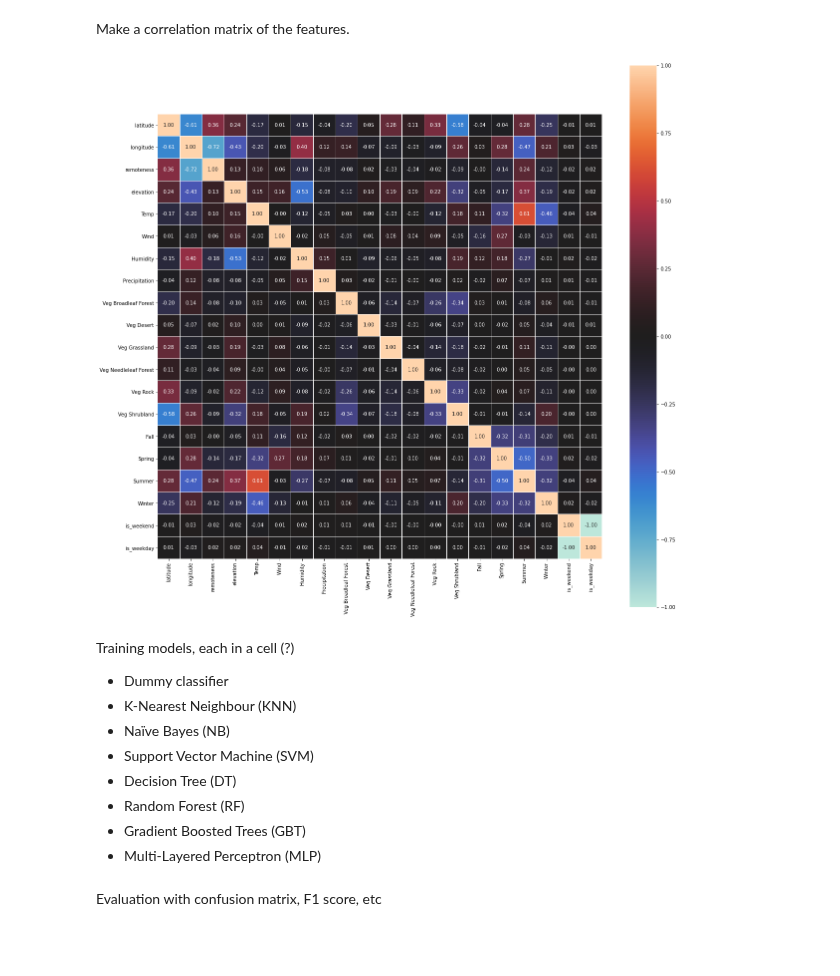
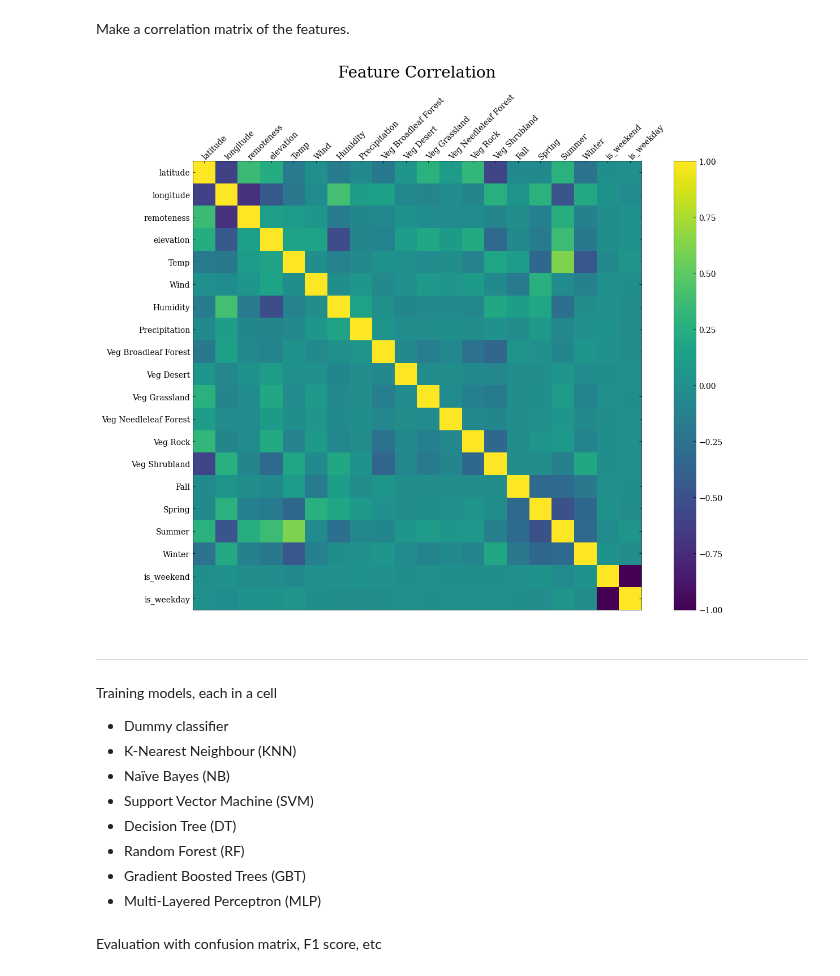
Before and after one commit to DMAgit/Thesis-BSc-Tilburg, a Jupyter notebook: main.ipynb, the cells around one changed output. Saved outputs shown, nothing was run; the diff lists cells and outputs as text; code cells hidden in the pictures; blank space fills up the shorter version.

```diff
--- a/main.ipynb
+++ b/main.ipynb
@@ -107,20 +125,44 @@ if w_data.value == 'Full':
 # %% [markdown]
 Make a correlation matrix of the features.
-# %%
-import seaborn as sn
-
-plt.rcParams['figure.figsize'] = [20, 20]
-
-corrMatrix = X_train.corr()
-sn.heatmap(corrMatrix, vmax=1.0,  center=0, fmt='.2f',
-            square=True, linewidths=.5, annot=True)
-plt.savefig(r"figures/corrMatrix.png", transparent=True)
-
-plt.rcParams.update(plt.rcParamsDefault)
-# %% [output]
-[figure, removed]
+# %%
+with plt.style.context([styleScience, styleNoLatex, styleColor]):
+
+    plt.rcParams.update({"xtick.minor.visible" : False,
+                         "ytick.minor.visible"  : False})
+
+    fig = plt.figure(figsize=[13, 10])
+    ax = plt.gca()
+
+    im = ax.matshow(X_train.corr(), interpolation='none')
+    fig.colorbar(im)
+
+    ax.set_xticks(range(0, len(X_train.columns)))
+    ax.set_xticklabels(list(X_train.columns))
+    ax.set_yticks(range(0, len(X_train.columns)))
+    ax.set_yticklabels(list(X_train.columns))
+
+    # Set ticks on both sides of axes on
+    ax.tick_params(axis="x", bottom=False, top=True, labelbottom=False, labeltop=True)
+    # Rotate and align bottom ticklabels
+    plt.setp([tick.label1 for tick in ax.xaxis.get_major_ticks()], rotation=45,
+             ha="right", va="center", rotation_mode="anchor")
+    # Rotate and align top ticklabels
+    plt.setp([tick.label2 for tick in ax.xaxis.get_major_ticks()], rotation=45,
+             ha="left", va="center",rotation_mode="anchor")
+
+    ax.set_title("Feature Correlation", size=20, pad=20)
+    fig.tight_layout()
+
+    plt.style.use('default')
+
+    if w_data.value == 'Full':
+        plt.savefig(r"figures/corrMatrix.svg")
+# %% [output]
+[figure, added]
 # %% [markdown]
-Training models, each in a cell (?)
+---
+
+Training models, each in a cell
 
 * Dummy classifier
 * K-Nearest Neighbour (KNN)
```
Also changed, not shown: parts of 18 cells of this notebook, 11 other files.
